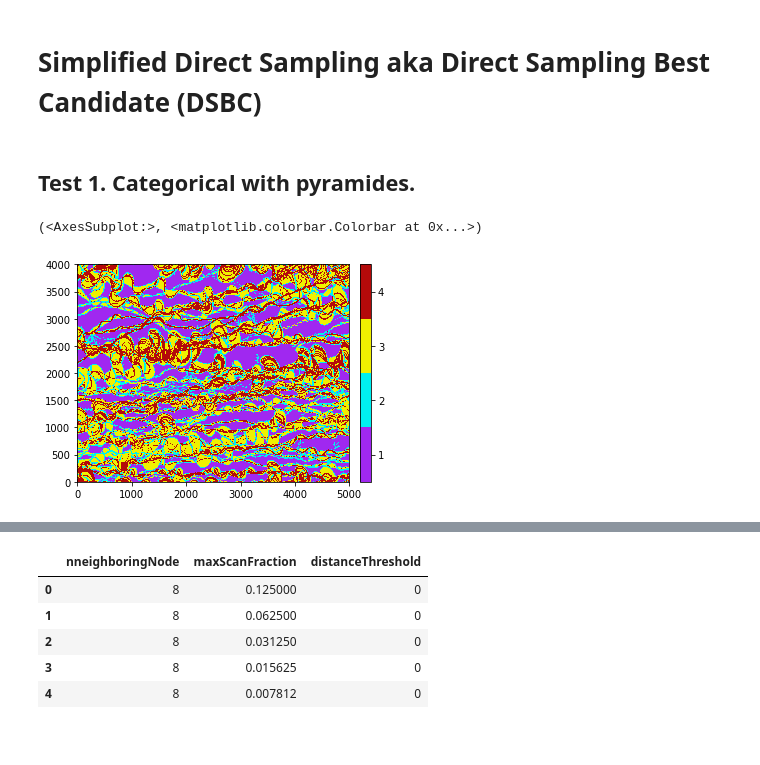
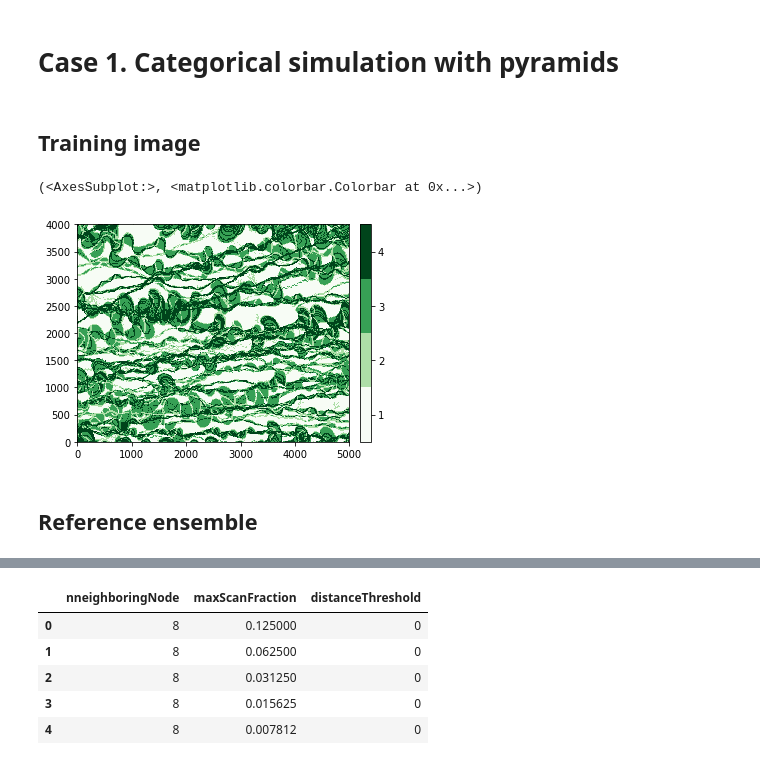
Before and after one commit to randlab/simplified-ds, a Jupyter notebook: Case1.ipynb, the cells around one changed output, grey strips where cells are left out. Cells and saved outputs as stored; diff of their text form; code cells hidden in the pictures.

Commit message:
Case 1. checked, case 3. checked, decorated version

```diff
--- a/Case1.ipynb
+++ b/Case1.ipynb
@@ -1,5 +1,5 @@
 # %% [markdown]
-# Simplified Direct Sampling aka Direct Sampling Best Candidate (DSBC)
+# Case 1. Categorical simulation with pyramids
 # %%
 import numpy as np
 import pandas as pd
@@ -15,13 +17,15 @@ from geone import deesseinterface
 %autoreload 1
 %aimport ensemble, simulator, scoring
 # %% [markdown]
-## Test 1. Categorical with pyramides.
+## Training image
 # %%
 ti = img.readImageGslib('data/ti_4cat_wl375_2.gslib')
-imgplot.drawImage2D(ti, categ=True)
+imgplot.drawImage2D(ti, categ=True, cmap=plt.cm.get_cmap('Greens', 4))
 # %% [output]
 (<AxesSubplot:>, <matplotlib.colorbar.Colorbar at 0x...>)
-[figure, old version]
+[figure, new version]
+# %% [markdown]
+## Reference ensemble
 # %%
 ref_ensemble = ensemble.Ensemble.from_ti(ti=ti,
                                          x_size=200,
```
Also changed, not shown: parts of 23 cells of this notebook, 6 other files.
